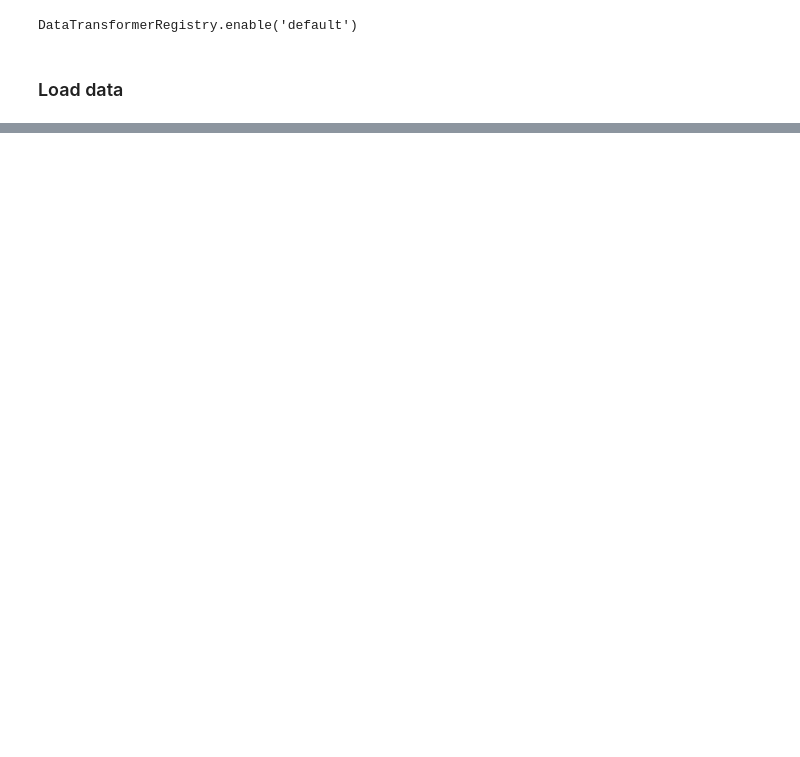
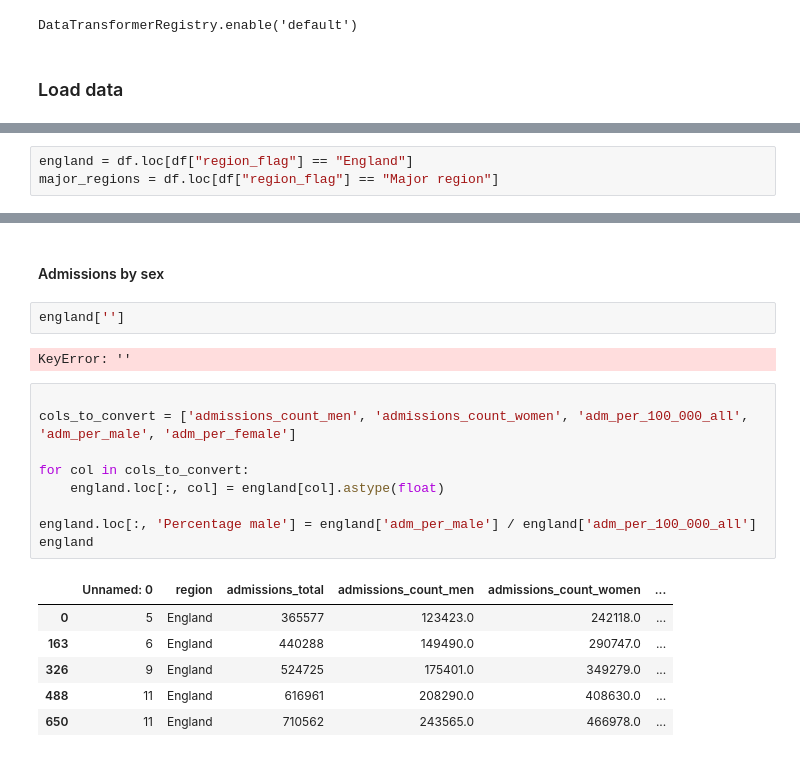
Before and after one commit to elksie5000/obesity, a Jupyter notebook: obesity_31_12_2023.ipynb, the cells around one changed output, grey strips where cells are left out. Drawn from its saved outputs; the diff is of its cells as text; blank space fills up the shorter version.

```diff
--- a/obesity_31_12_2023.ipynb
+++ b/obesity_31_12_2023.ipynb
@@ -78,0 +116,3 @@ df.shape
+# %%
+england = df.loc[df["region_flag"] == "England"]
+major_regions = df.loc[df["region_flag"] == "Major region"]
@@ -78,0 +139,22 @@ df.shape
+# %% [markdown]
+#### Admissions by sex
+# %%
+england['']
+# %% [output]
+KeyError: ''
+# %%
+
+cols_to_convert = ['admissions_count_men', 'admissions_count_women', 'adm_per_100_000_all', 'adm_per_male', 'adm_per_female']
+
+for col in cols_to_convert:
+    england.loc[:, col] = england[col].astype(float)
+
+england.loc[:, 'Percentage male'] = england['adm_per_male'] / england['adm_per_100_000_all']
+england
+# %% [output]
+|  | Unnamed: 0 | region | admissions_total | admissions_count_men | admissions_count_women | ... |
+| 0 | 5 | England | 365577 | 123423.0 | 242118.0 | ... |
+| 163 | 6 | England | 440288 | 149490.0 | 290747.0 | ... |
+| 326 | 9 | England | 524725 | 175401.0 | 349279.0 | ... |
+| 488 | 11 | England | 616961 | 208290.0 | 408630.0 | ... |
+| 650 | 11 | England | 710562 | 243565.0 | 466978.0 | ... |
```
Also changed, not shown: parts of 24 cells of this notebook, 4 other files.
